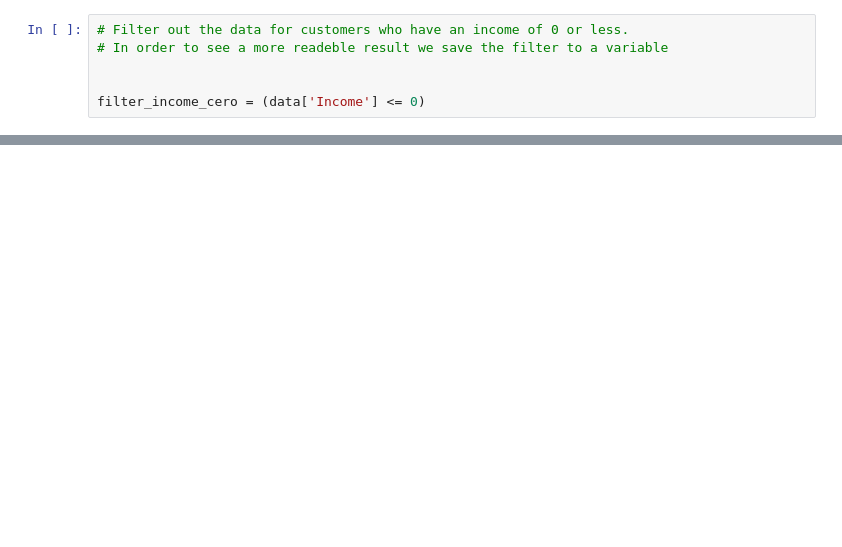
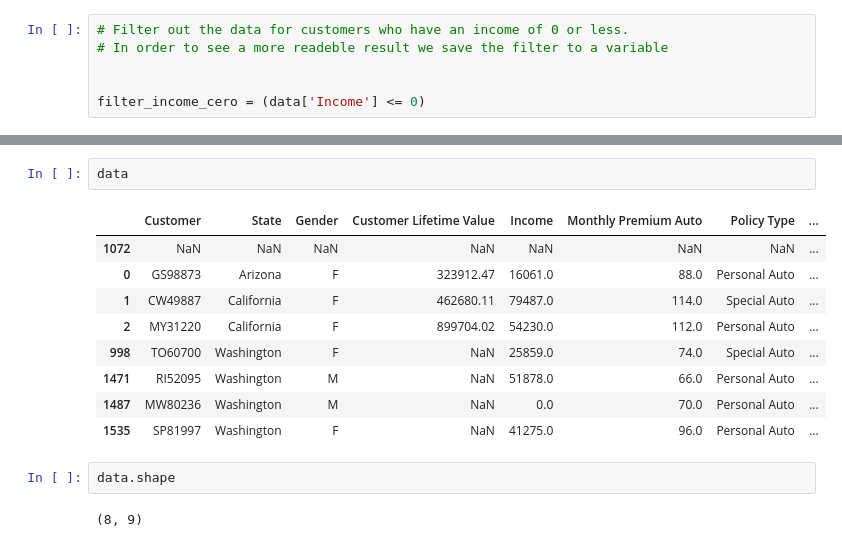
Before and after one commit to jecastrom/lab-customer-analysis-round-1, a Jupyter notebook: files_for_lab/Jorge Solutions/Jorge Castro lab-customer-analysis-round-1.ipynb, the cells around one changed output, grey strips where cells are left out. Drawn from its saved outputs; the diff is of its cells as text; blank space fills up the shorter version.

```diff
--- a/files_for_lab/Jorge Solutions/Jorge Castro lab-customer-analysis-round-1.ipynb
+++ b/files_for_lab/Jorge Solutions/Jorge Castro lab-customer-analysis-round-1.ipynb
@@ -252,0 +253,16 @@ data[filter_income_cero]
+# %%
+data
+# %% [output]
+|  | Customer | State | Gender | Customer Lifetime Value | Income | Monthly Premium Auto | Policy Type | ... |
+| 1072 | NaN | NaN | NaN | NaN | NaN | NaN | NaN | ... |
+| 0 | GS98873 | Arizona | F | 323912.47 | 16061.0 | 88.0 | Personal Auto | ... |
+| 1 | CW49887 | California | F | 462680.11 | 79487.0 | 114.0 | Special Auto | ... |
+| 2 | MY31220 | California | F | 899704.02 | 54230.0 | 112.0 | Personal Auto | ... |
+| 998 | TO60700 | Washington | F | NaN | 25859.0 | 74.0 | Special Auto | ... |
+| 1471 | RI52095 | Washington | M | NaN | 51878.0 | 66.0 | Personal Auto | ... |
+| 1487 | MW80236 | Washington | M | NaN | 0.0 | 70.0 | Personal Auto | ... |
+| 1535 | SP81997 | Washington | F | NaN | 41275.0 | 96.0 | Personal Auto | ... |
+# %%
+data.shape
+# %% [output]
+(8, 9)
```
Also changed, not shown: parts of 8 cells of this notebook.
